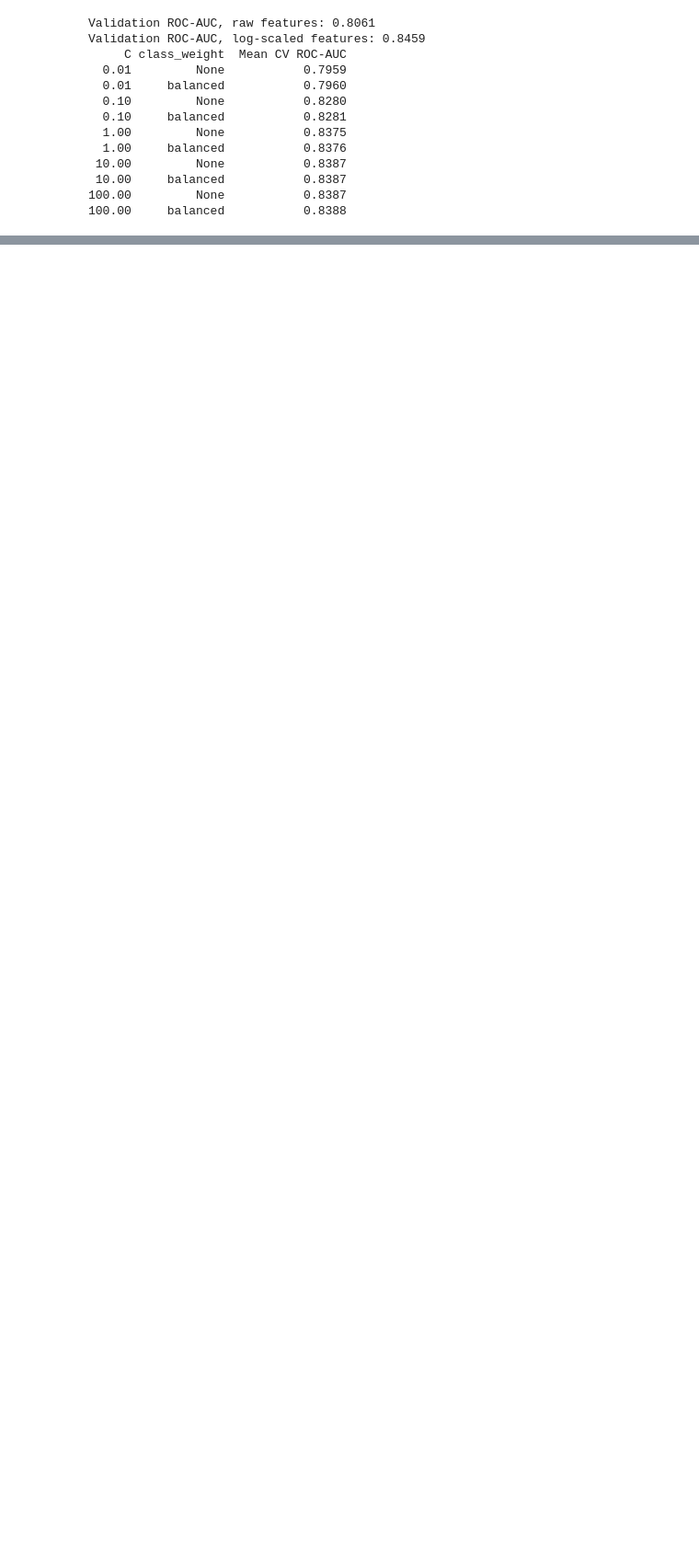
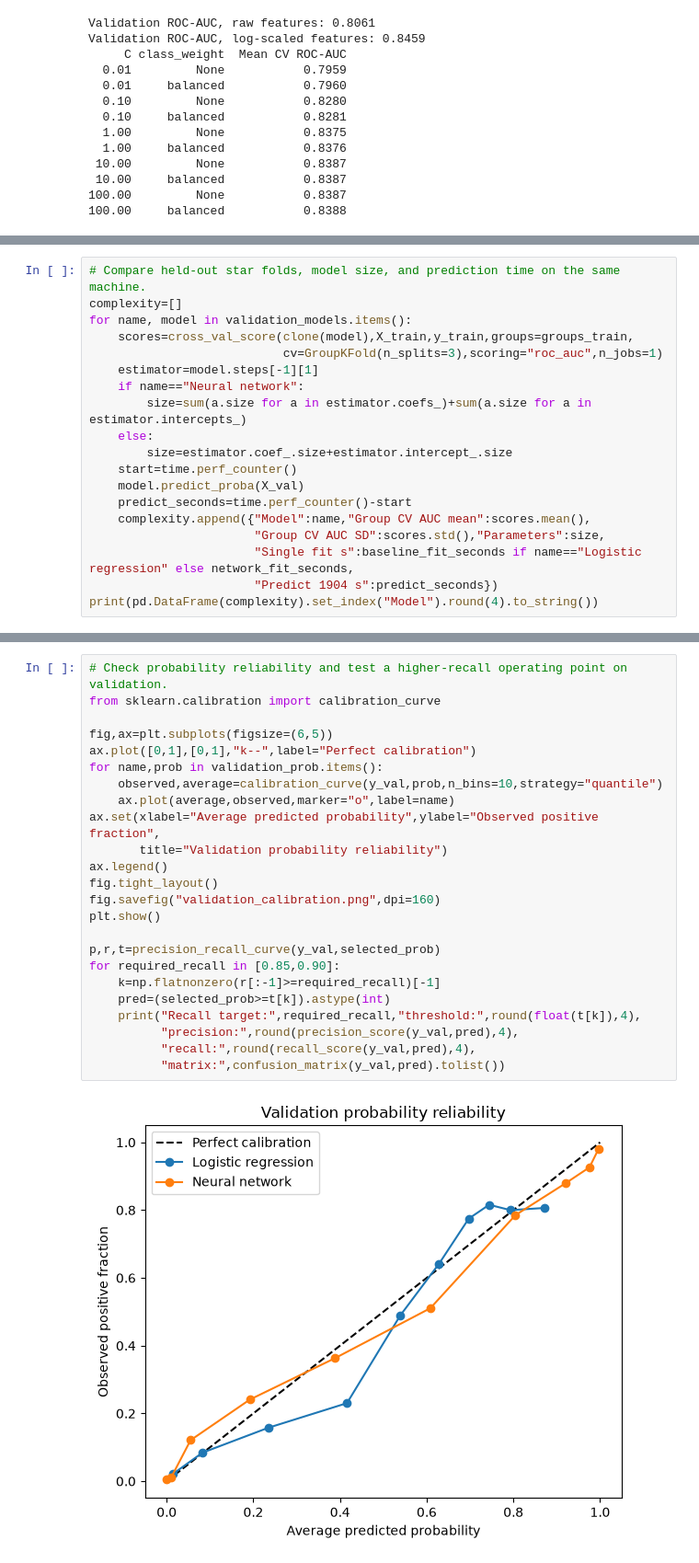
Before and after one commit to Jadakoum21/Kepler_MLproject, a Jupyter notebook: group13_project.ipynb, the cells around one changed output, grey strips where cells are left out. Shown at 92% size. Drawn from its saved outputs; the diff is of its cells as text; blank space fills up the shorter version.

```diff
--- a/group13_project.ipynb
+++ b/group13_project.ipynb
@@ -327,0 +408,19 @@ Some false positives:
+# %%
+# Compare held-out star folds, model size, and prediction time on the same machine.
+complexity=[]
+for name, model in validation_models.items():
+    scores=cross_val_score(clone(model),X_train,y_train,groups=groups_train,
+                           cv=GroupKFold(n_splits=3),scoring="roc_auc",n_jobs=1)
+    estimator=model.steps[-1][1]
+    if name=="Neural network":
+        size=sum(a.size for a in estimator.coefs_)+sum(a.size for a in estimator.intercepts_)
+    else:
+        size=estimator.coef_.size+estimator.intercept_.size
+    start=time.perf_counter()
+    model.predict_proba(X_val)
+    predict_seconds=time.perf_counter()-start
+    complexity.append({"Model":name,"Group CV AUC mean":scores.mean(),
+                       "Group CV AUC SD":scores.std(),"Parameters":size,
+                       "Single fit s":baseline_fit_seconds if name=="Logistic regression" else network_fit_seconds,
+                       "Predict 1904 s":predict_seconds})
+print(pd.DataFrame(complexity).set_index("Model").round(4).to_string())
@@ -327,0 +463,26 @@ Some false positives:
+# %%
+# Check probability reliability and test a higher-recall operating point on validation.
+from sklearn.calibration import calibration_curve
+
+fig,ax=plt.subplots(figsize=(6,5))
+ax.plot([0,1],[0,1],"k--",label="Perfect calibration")
+for name,prob in validation_prob.items():
+    observed,average=calibration_curve(y_val,prob,n_bins=10,strategy="quantile")
+    ax.plot(average,observed,marker="o",label=name)
+ax.set(xlabel="Average predicted probability",ylabel="Observed positive fraction",
+       title="Validation probability reliability")
+ax.legend()
+fig.tight_layout()
+fig.savefig("validation_calibration.png",dpi=160)
+plt.show()
+
+p,r,t=precision_recall_curve(y_val,selected_prob)
+for required_recall in [0.85,0.90]:
+    k=np.flatnonzero(r[:-1]>=required_recall)[-1]
+    pred=(selected_prob>=t[k]).astype(int)
+    print("Recall target:",required_recall,"threshold:",round(float(t[k]),4),
+          "precision:",round(precision_score(y_val,pred),4),
+          "recall:",round(recall_score(y_val,pred),4),
+          "matrix:",confusion_matrix(y_val,pred).tolist())
+# %% [output]
+[figure, added]
```
Also changed, not shown: parts of 18 cells of this notebook, 5 other files.
